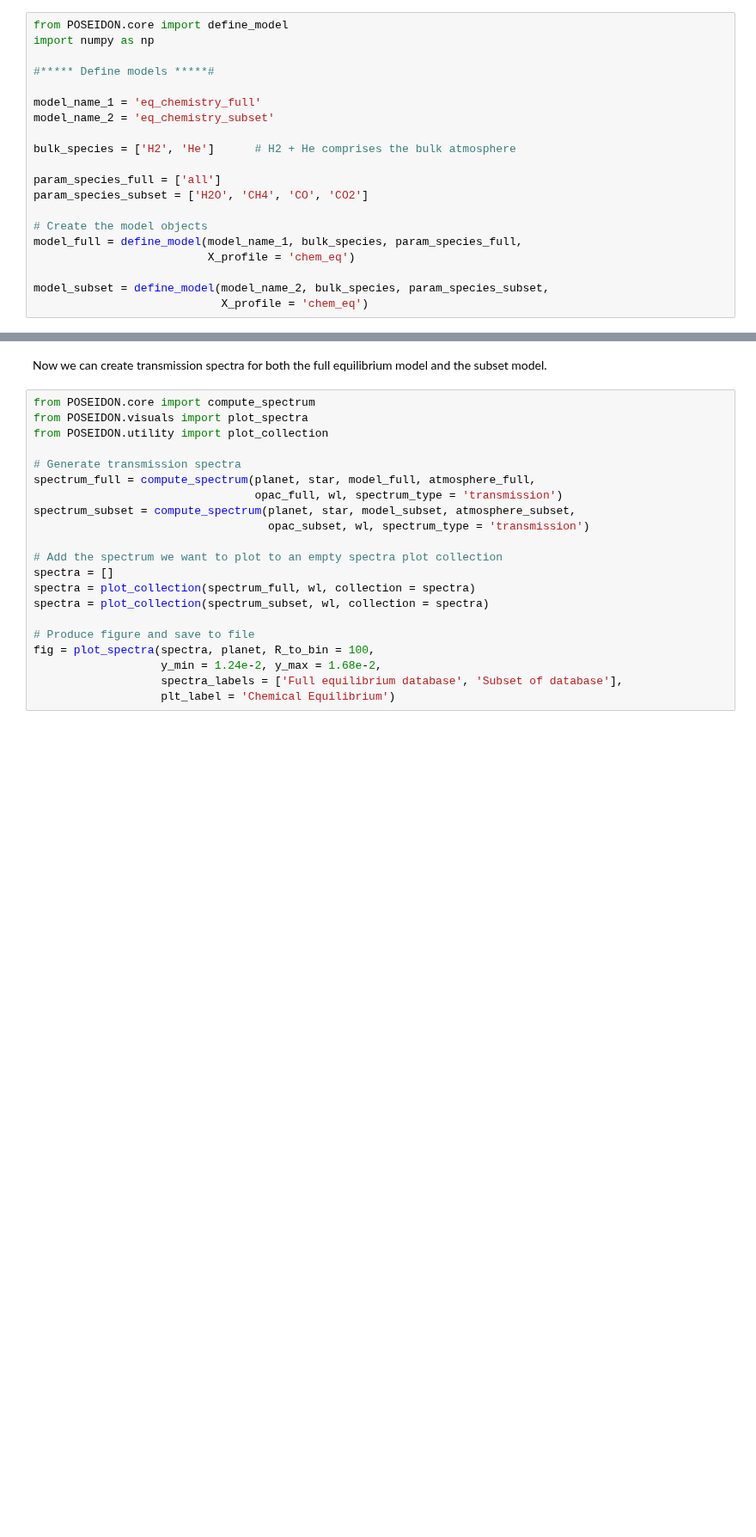
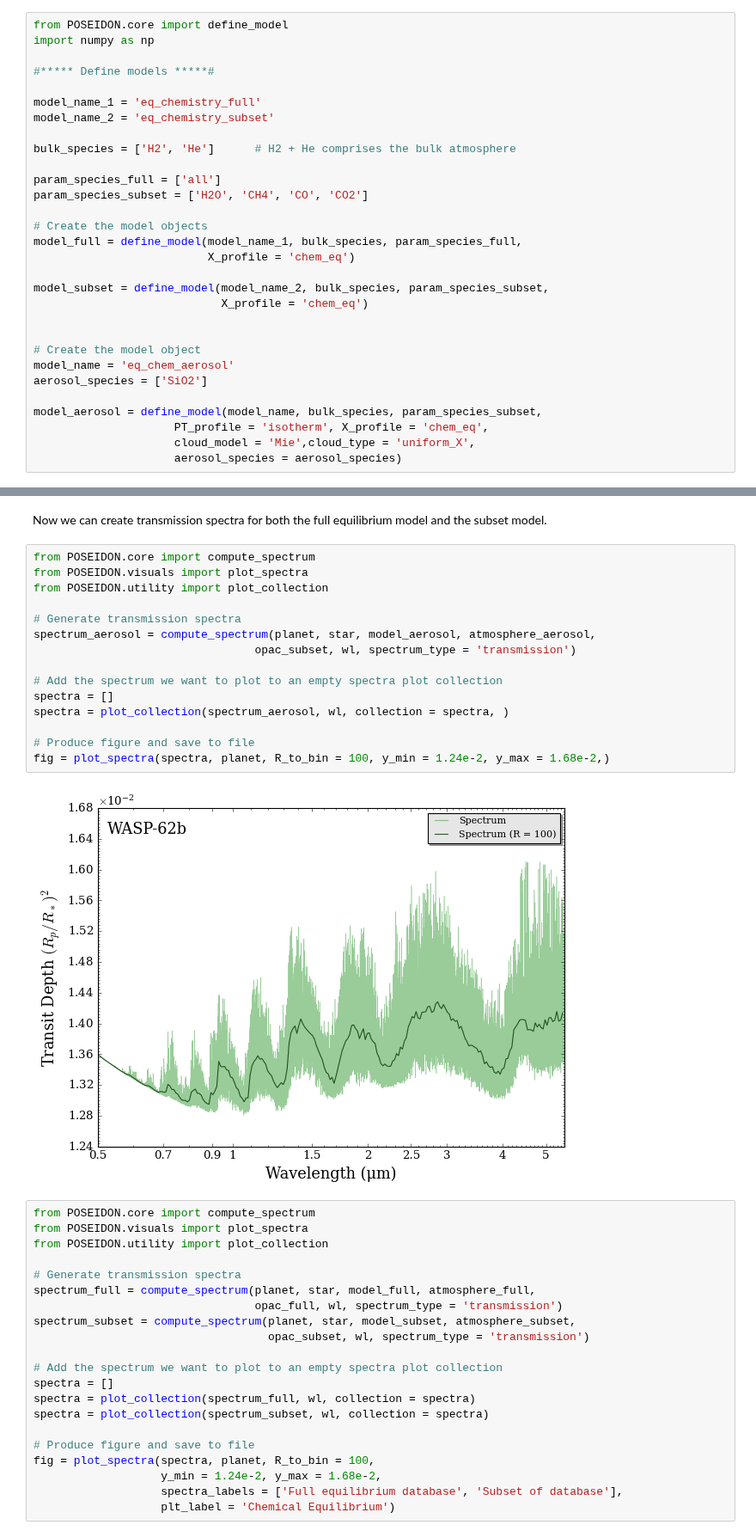
Before and after one commit to MartianColonist/POSEIDON, a Jupyter notebook: docs/content/notebooks/transmission_equilibrium.ipynb, the cells around one changed output, grey strips where cells are left out. Shown at 86% size. Cells and saved outputs as stored; diff of their text form; blank space fills up the shorter version.

```diff
--- a/docs/content/notebooks/transmission_equilibrium.ipynb
+++ b/docs/content/notebooks/transmission_equilibrium.ipynb
@@ -79,3 +79,13 @@ model_full = define_model(model_name_1, bulk_species, param_species_full,
 
 model_subset = define_model(model_name_2, bulk_species, param_species_subset,
                             X_profile = 'chem_eq')
+
+
+# Create the model object
+model_name = 'eq_chem_aerosol'
+aerosol_species = ['SiO2']
+
+model_aerosol = define_model(model_name, bulk_species, param_species_subset,
+                     PT_profile = 'isotherm', X_profile = 'chem_eq',
+                     cloud_model = 'Mie',cloud_type = 'uniform_X',
+                     aerosol_species = aerosol_species)
@@ -276,6 +355,23 @@ As you can see, one disadvantage of using the full equilibrium database is that
 ### Compute Transmission Spectrum
 # %% [markdown]
 Now we can create transmission spectra for both the full equilibrium model and the subset model.
+# %%
+from POSEIDON.core import compute_spectrum
+from POSEIDON.visuals import plot_spectra
+from POSEIDON.utility import plot_collection
+
+# Generate transmission spectra
+spectrum_aerosol = compute_spectrum(planet, star, model_aerosol, atmosphere_aerosol,
+                                 opac_subset, wl, spectrum_type = 'transmission')
+
+# Add the spectrum we want to plot to an empty spectra plot collection
+spectra = []
+spectra = plot_collection(spectrum_aerosol, wl, collection = spectra, )
+
+# Produce figure and save to file
+fig = plot_spectra(spectra, planet, R_to_bin = 100, y_min = 1.24e-2, y_max = 1.68e-2,)
+# %% [output]
+[figure, added]
 # %%
 from POSEIDON.core import compute_spectrum
 from POSEIDON.visuals import plot_spectra
```
Also changed, not shown: parts of 7 cells of this notebook, 31 other files.
